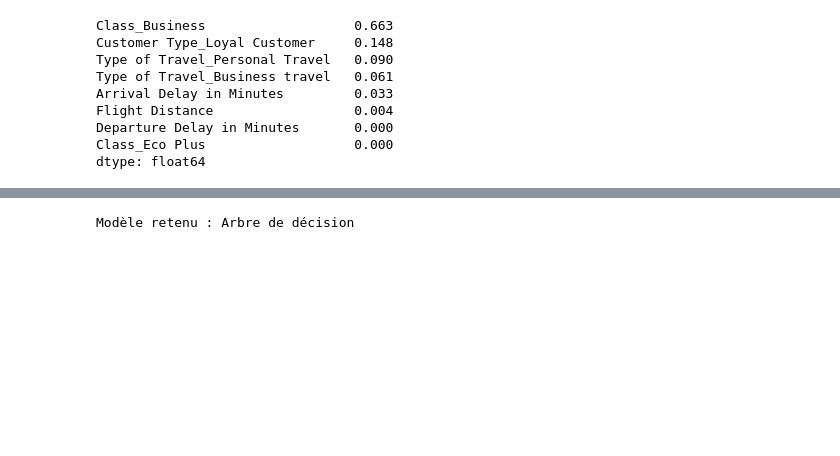
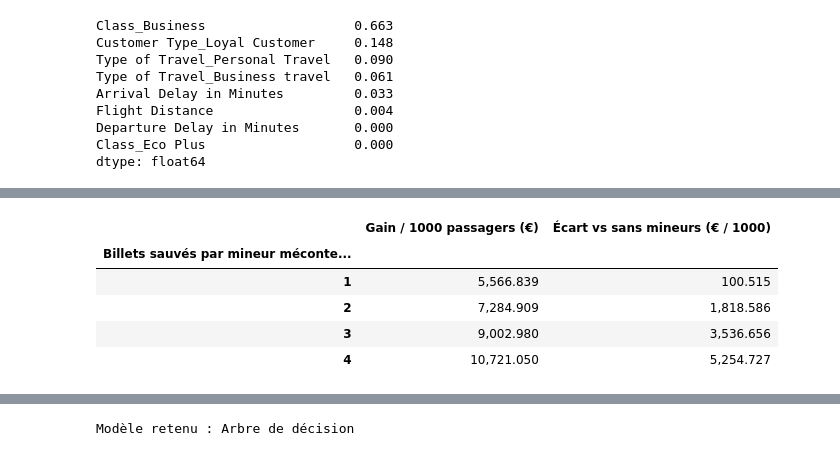
Before and after one commit to Esteban-13/rush_3, a Jupyter notebook: notebooks/04_modeles.ipynb, the cells around one changed output, grey strips where cells are left out. Drawn from its saved outputs; the diff is of its cells as text; code cells hidden in the pictures; blank space fills up the shorter version.

```diff
--- a/notebooks/04_modeles.ipynb
+++ b/notebooks/04_modeles.ipynb
@@ -168,0 +208,20 @@ dtype: float64
+# %%
+def gain_famille(billets):
+    valeur = np.where(mineur, billets, 1) * config.GAIN_VRAI_INSATISFAIT
+    gain = (poids * (y * valeur - config.COUT_APPROCHE)).sum()
+    return gain / len(y) * 1000
+
+famille = pd.DataFrame({
+    "Billets sauvés par mineur mécontent abordé": [1, 2, 3, 4],
+    "Gain / 1000 passagers (€)": [gain_famille(k) for k in [1, 2, 3, 4]],
+}).set_index("Billets sauvés par mineur mécontent abordé")
+famille["Écart vs sans mineurs (€ / 1000)"] = famille["Gain / 1000 passagers (€)"] - sans_mineurs["Gain / 1000 passagers (€)"]
+famille.to_csv(RESULTATS / "04_mineurs_hypothese_famille.csv")
+famille
+# %% [output]
+|  | Gain / 1000 passagers (€) | Écart vs sans mineurs (€ / 1000) |
+| Billets sauvés par mineur méconte... |  |  |
+| 1 | 5,566.839 | 100.515 |
+| 2 | 7,284.909 | 1,818.586 |
+| 3 | 9,002.980 | 3,536.656 |
+| 4 | 10,721.050 | 5,254.727 |
```
Also changed, not shown: parts of 7 cells of this notebook, 5 other files.
